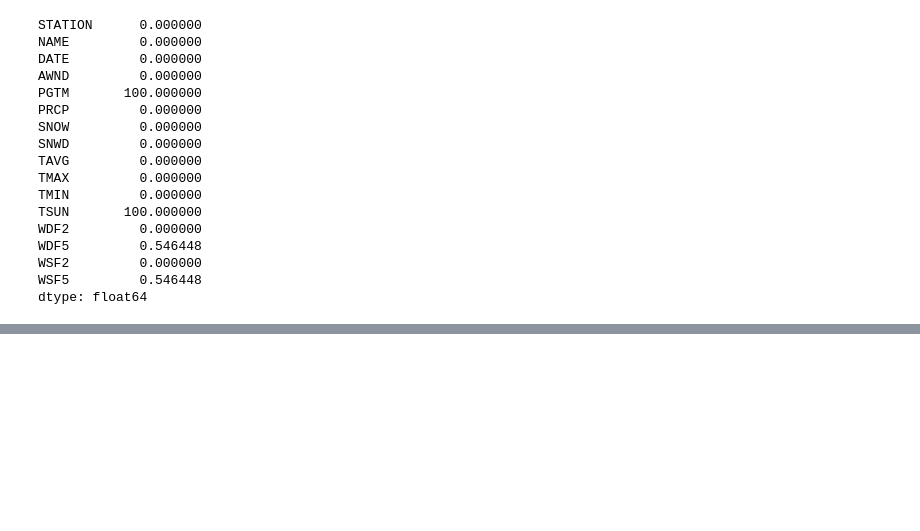
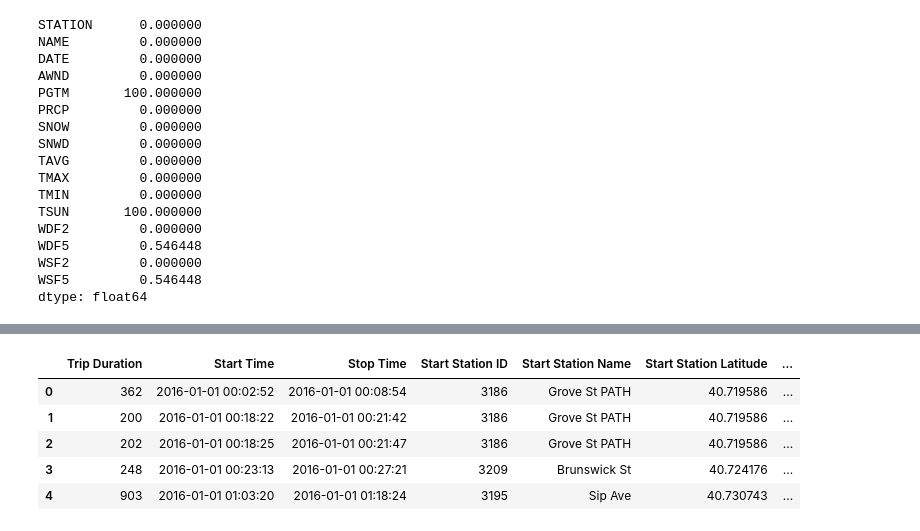
Before and after one commit to bastien-winant/bike-rental-data-management, a Jupyter notebook: notebooks/data_exploration.ipynb, the cells around one changed output, grey strips where cells are left out. Cells and saved outputs as stored; diff of their text form; code cells hidden in the pictures; blank space fills up the shorter version.

```diff
--- a/notebooks/data_exploration.ipynb
+++ b/notebooks/data_exploration.ipynb
@@ -74,0 +105,9 @@ df_weather.describe()
+# %%
+df_trips.head()
+# %% [output]
+|  | Trip Duration | Start Time | Stop Time | Start Station ID | Start Station Name | Start Station Latitude | ... |
+| 0 | 362 | 2016-01-01 00:02:52 | 2016-01-01 00:08:54 | 3186 | Grove St PATH | 40.719586 | ... |
+| 1 | 200 | 2016-01-01 00:18:22 | 2016-01-01 00:21:42 | 3186 | Grove St PATH | 40.719586 | ... |
+| 2 | 202 | 2016-01-01 00:18:25 | 2016-01-01 00:21:47 | 3186 | Grove St PATH | 40.719586 | ... |
+| 3 | 248 | 2016-01-01 00:23:13 | 2016-01-01 00:27:21 | 3209 | Brunswick St | 40.724176 | ... |
+| 4 | 903 | 2016-01-01 01:03:20 | 2016-01-01 01:18:24 | 3195 | Sip Ave | 40.730743 | ... |
```
Also changed, not shown: parts of 8 cells of this notebook.
